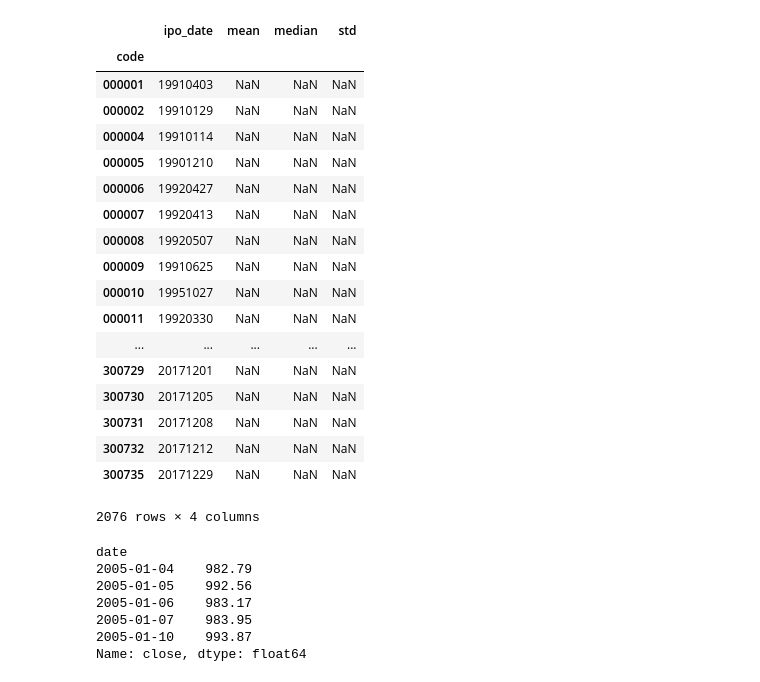
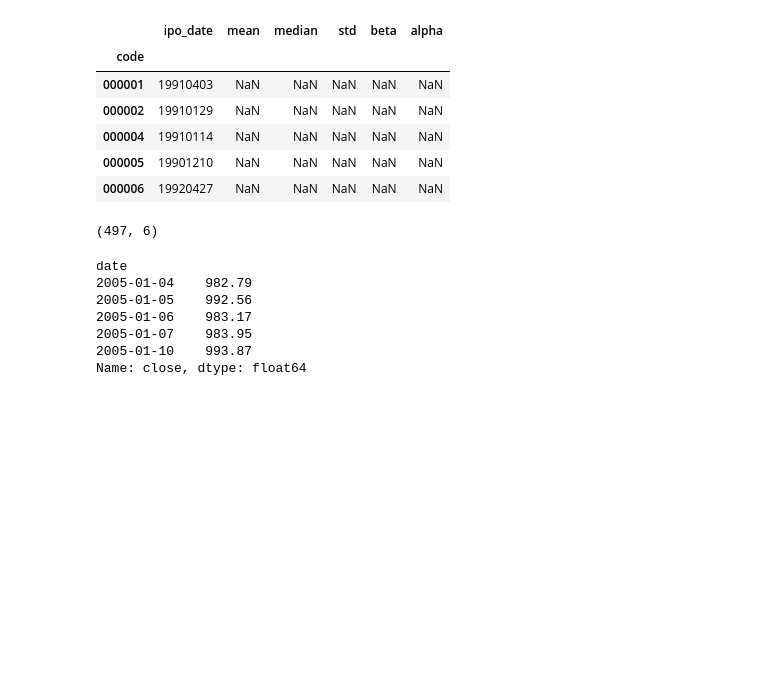
Before and after one commit to GuQiangJS/finance_ai_py, a Jupyter notebook: example/所有深市的日收益.ipynb, the cells around one changed output. Cells and saved outputs as stored; diff of their text form; code cells hidden in the pictures; blank space fills up the shorter version.

```diff
--- a/example/所有深市的日收益.ipynb
+++ b/example/所有深市的日收益.ipynb
@@ -80,30 +73,25 @@ info
 # %%
+#找到所有深市的代码列表
 df_daily_return=info[info['market']==0][['code','ipo_date']]
 df_daily_return=df_daily_return.set_index('code')
 df_daily_return['mean']=np.nan
 df_daily_return['median']=np.nan
 df_daily_return['std']=np.nan
-df_daily_return
+df_daily_return['beta']=np.nan
+df_daily_return['alpha']=np.nan
+df_daily_return.head()
 # %% [output]
-|  | ipo_date | mean | median | std |
-| code |  |  |  |  |
-| 000001 | 19910403 | NaN | NaN | NaN |
-| 000002 | 19910129 | NaN | NaN | NaN |
-| 000004 | 19910114 | NaN | NaN | NaN |
-| 000005 | 19901210 | NaN | NaN | NaN |
-| 000006 | 19920427 | NaN | NaN | NaN |
-| 000007 | 19920413 | NaN | NaN | NaN |
-| 000008 | 19920507 | NaN | NaN | NaN |
-| 000009 | 19910625 | NaN | NaN | NaN |
-| 000010 | 19951027 | NaN | NaN | NaN |
-| 000011 | 19920330 | NaN | NaN | NaN |
-| ... | ... | ... | ... | ... |
-| 300729 | 20171201 | NaN | NaN | NaN |
-| 300730 | 20171205 | NaN | NaN | NaN |
-| 300731 | 20171208 | NaN | NaN | NaN |
-| 300732 | 20171212 | NaN | NaN | NaN |
-| 300735 | 20171229 | NaN | NaN | NaN |
+|  | ipo_date | mean | median | std | beta | alpha |
+| code |  |  |  |  |  |  |
+| 000001 | 19910403 | NaN | NaN | NaN | NaN | NaN |
+| 000002 | 19910129 | NaN | NaN | NaN | NaN | NaN |
+| 000004 | 19910114 | NaN | NaN | NaN | NaN | NaN |
+| 000005 | 19901210 | NaN | NaN | NaN | NaN | NaN |
+| 000006 | 19920427 | NaN | NaN | NaN | NaN | NaN |
-2076 rows × 4 columns
+# %%
+df_daily_return.shape
+# %% [output]
+(497, 6)
 # %%
 df_000300=QA.QAFetch.QATdx.QA_fetch_get_index_day('000300',s,e)['close']
 df_000300.head()
```
Also changed, not shown: parts of 20 cells of this notebook, 4 other files.
